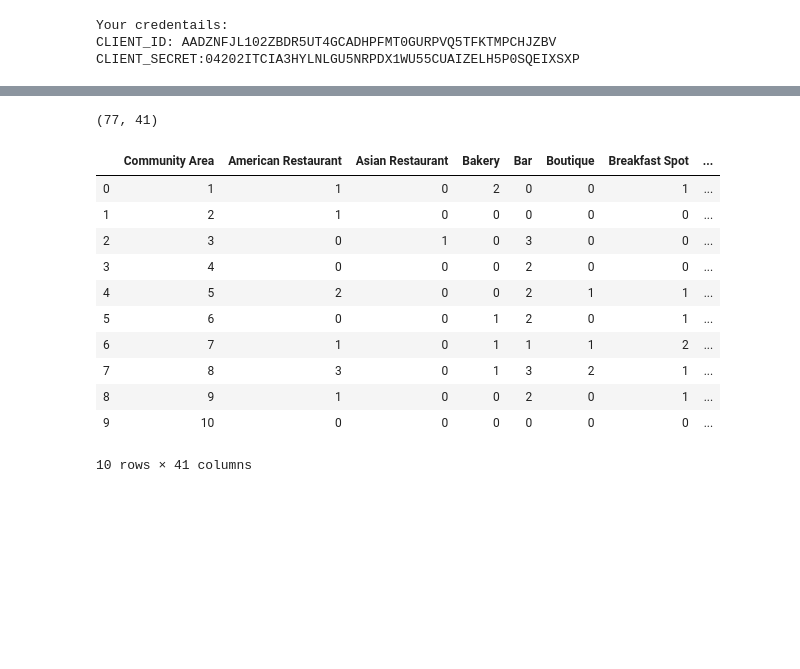
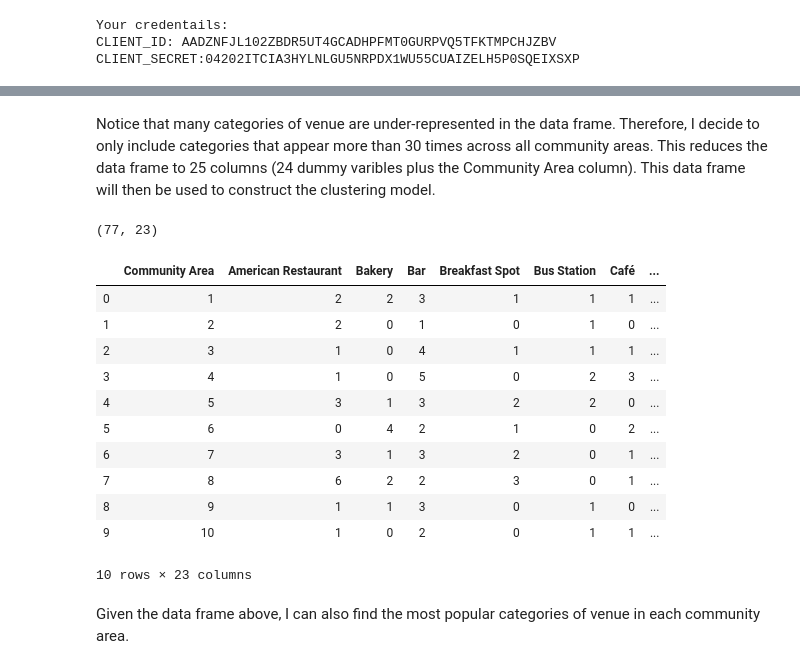
Before and after one commit to hoainamnguyen94/Coursera-Capstone, a Jupyter notebook: Capstone_Project_3.ipynb, the cells around one changed output, grey strips where cells are left out. Drawn from its saved outputs; the diff is of its cells as text; code cells hidden in the pictures; blank space fills up the shorter version.

```diff
--- a/Capstone_Project_3.ipynb
+++ b/Capstone_Project_3.ipynb
@@ -66,0 +133,4 @@ There are 33 types of crime in Chicago
+# %%
+community_area_merged = community_area_count.join(community_area_loc.set_index('Community Area'),
+                                                  on = 'Community Area')
+community_area_merged.head(15)
@@ -66,0 +169,11 @@ There are 33 types of crime in Chicago
+# %%
+map_clusters = folium.Map(location = [latitude, longitude], zoom_start = 10)
+
+for lat, lon, com, count in zip(community_area_merged.head(15)['Latitude'],
+                                community_area_merged.head(15)['Longitude'],
+                                community_area_merged.head(15)['Community Area'],
+                                community_area_merged.head(15)['Count']):
+    folium.Marker([lat, lon],
+                  popup = 'Community area: ' + str(com) + '; Number of cases: ' + str(count)).add_to(map_clusters)
+
+map_clusters
@@ -155,8 +247,8 @@ map_clusters = folium.Map(location = [latitude, longitude], zoom_start = 10)
 
 x = np.arange(kclusters)
 ys = [i + x + (i*x)**2 for i in range(kclusters)]
-colors_array = cm.rainbow(np.linspace(0, 1, len(ys)))
-rainbow = [colors.rgb2hex(i) for i in colors_array]
+colors_array = cm.plasma(np.linspace(0, 1, len(ys)))
+plasma = [colors.rgb2hex(i) for i in colors_array]
 
 markers_colors = []
 for lat, lon, com, cluster in zip(chicago_merged['Latitude'], chicago_merged['Longitude'],
@@ -166,9 +258,9 @@ for lat, lon, com, cluster in zip(chicago_merged['Latitude'], chicago_merged['Lo
         [lat, lon],
         radius = 5,
         popup = label,
-        color = rainbow[cluster - 1],
+        color = plasma[cluster - 1],
         fill = True,
-        fill_color = rainbow[cluster - 1],
+        fill_color = plasma[cluster - 1],
         fill_opacity = 0.7).add_to(map_clusters)
 
 map_clusters
@@ -189,7 +285,7 @@ CLIENT_SECRET:04202ITCIA3HYLNLGU5NRPDX1WU55CUAIZELH5P0SQEIXSXP
 # %%
-LIMIT = 50
+LIMIT = 100
 
-def getNearbyVenues(areas, latitudes, longitudes, radius = 500):
+def getNearbyVenues(areas, latitudes, longitudes, radius = 750):
 
     venues_list = []
     for area, lat, lng in zip(areas, latitudes, longitudes):
@@ -266,27 +364,31 @@ chicago_dummy.head(100)
+# %% [markdown]
+Notice that many categories of venue are under-represented in the data frame. Therefore, I decide to only include categories that appear more than 30 times across all community areas. This reduces the data frame to 25 columns (24 dummy varibles plus the Community Area column). This data frame will then be used to construct the clustering model.
 # %%
 chicago_dummy_grouped = chicago_dummy.groupby('Community Area').sum().reset_index()
 
-total_venues = pd.DataFrame(chicago_dummy_grouped.iloc[:,1:].sum(axis = 0) > 10).reset_index()
+total_venues = pd.DataFrame(chicago_dummy_grouped.iloc[:,1:].sum(axis = 0) > 30).reset_index()
 total_venues.columns = ['Venue','Popular']
 unpopular_venues = total_venues[total_venues['Popular'] == False]['Venue'].to_list()
 
 chicago_dummy_grouped.drop(unpopular_venues, axis = 1, inplace = True)
 print(chicago_dummy_grouped.shape)
 chicago_dummy_grouped.head(10)
 # %% [output]
-(77, 41)
+(77, 23)
-|  | Community Area | American Restaurant | Asian Restaurant | Bakery | Bar | Boutique | Breakfast Spot | ... |
-| 0 | 1 | 1 | 0 | 2 | 0 | 0 | 1 | ... |
-| 1 | 2 | 1 | 0 | 0 | 0 | 0 | 0 | ... |
-| 2 | 3 | 0 | 1 | 0 | 3 | 0 | 0 | ... |
-| 3 | 4 | 0 | 0 | 0 | 2 | 0 | 0 | ... |
-| 4 | 5 | 2 | 0 | 0 | 2 | 1 | 1 | ... |
-| 5 | 6 | 0 | 0 | 1 | 2 | 0 | 1 | ... |
-| 6 | 7 | 1 | 0 | 1 | 1 | 1 | 2 | ... |
-| 7 | 8 | 3 | 0 | 1 | 3 | 2 | 1 | ... |
-| 8 | 9 | 1 | 0 | 0 | 2 | 0 | 1 | ... |
-| 9 | 10 | 0 | 0 | 0 | 0 | 0 | 0 | ... |
+|  | Community Area | American Restaurant | Bakery | Bar | Breakfast Spot | Bus Station | Café | ... |
+| 0 | 1 | 2 | 2 | 3 | 1 | 1 | 1 | ... |
+| 1 | 2 | 2 | 0 | 1 | 0 | 1 | 0 | ... |
+| 2 | 3 | 1 | 0 | 4 | 1 | 1 | 1 | ... |
+| 3 | 4 | 1 | 0 | 5 | 0 | 2 | 3 | ... |
+| 4 | 5 | 3 | 1 | 3 | 2 | 2 | 0 | ... |
+| 5 | 6 | 0 | 4 | 2 | 1 | 0 | 2 | ... |
+| 6 | 7 | 3 | 1 | 3 | 2 | 0 | 1 | ... |
+| 7 | 8 | 6 | 2 | 2 | 3 | 0 | 1 | ... |
+| 8 | 9 | 1 | 1 | 3 | 0 | 1 | 0 | ... |
+| 9 | 10 | 1 | 0 | 2 | 0 | 1 | 1 | ... |
-10 rows × 41 columns
+10 rows × 23 columns
+# %% [markdown]
+Given the data frame above, I can also find the most popular categories of venue in each community area.
 # %%
 def most_common(row, num_top_venues):
     row_categories = row.iloc[1:]
```
Also changed, not shown: parts of 47 cells of this notebook, 47 other files.
